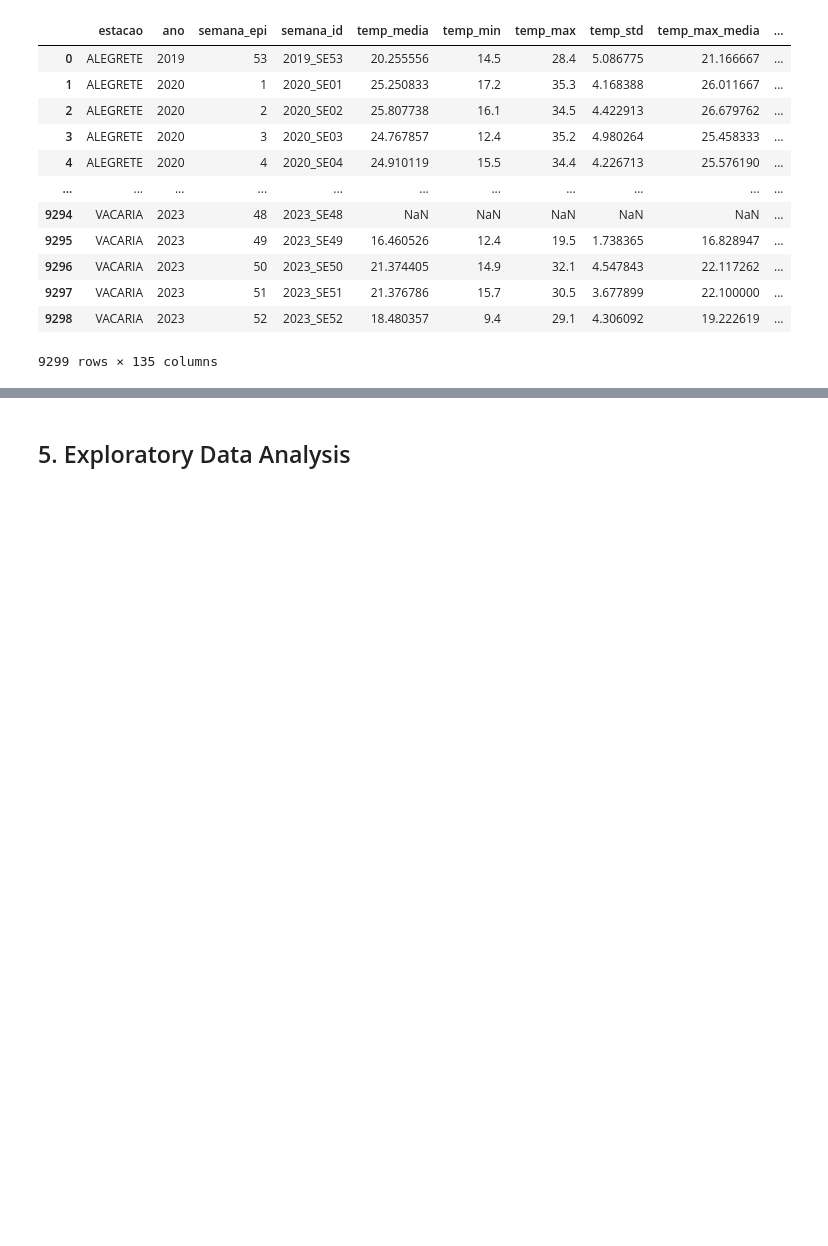
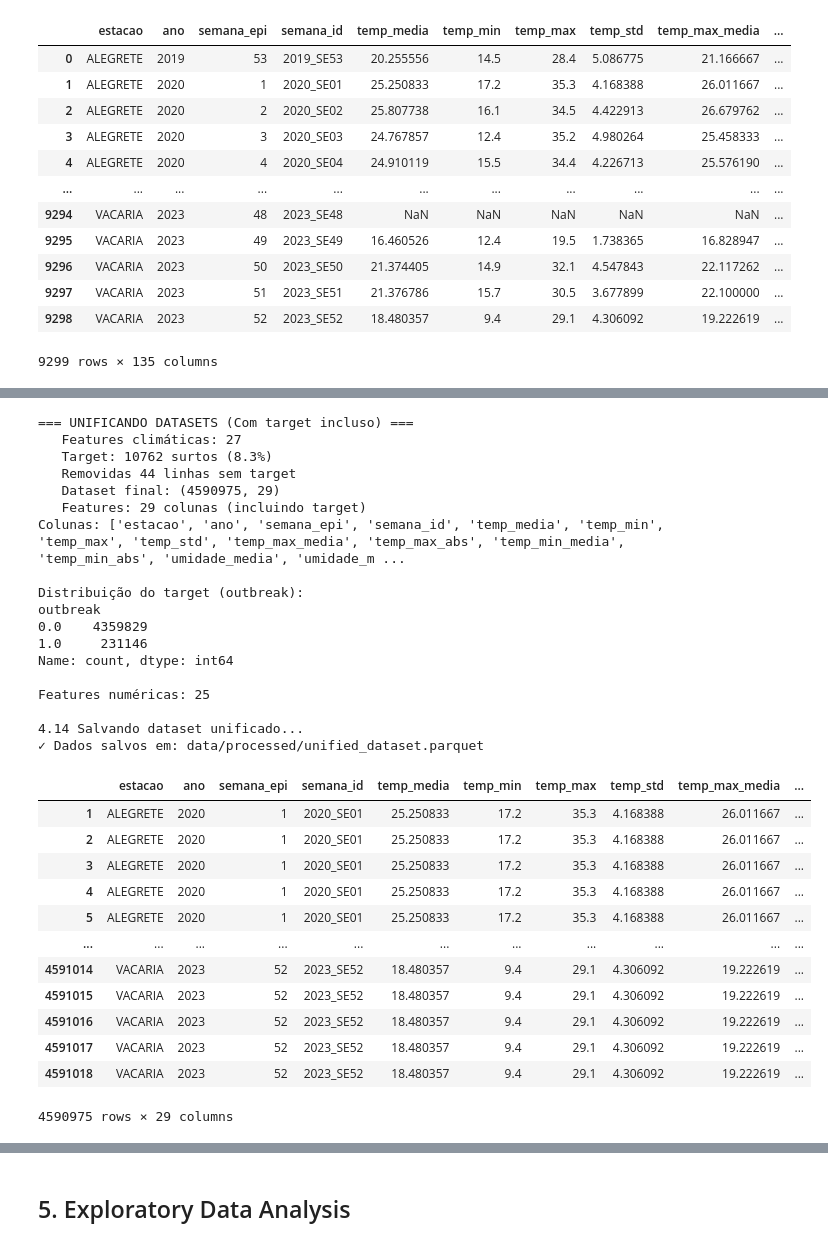
Before and after one commit to gabrielacmacc/cd-trabfinal, a Jupyter notebook: notebooks/dengue.ipynb, the cells around one changed output, grey strips where cells are left out. Drawn from its saved outputs; the diff is of its cells as text; code cells hidden in the pictures; blank space fills up the shorter version.

```diff
--- a/notebooks/dengue.ipynb
+++ b/notebooks/dengue.ipynb
@@ -176,7 +176,7 @@ Numerical columns: ['codigo_do_ibge_cod_ibge', 'ano_de_referencia', 'populacao_t
 # %%
 # Manter apenas colunas especificadas
 cat_cols_to_keep = ['municipio_nom_mun', 'uf']
-num_cols_to_keep = ['irs0001_cobertura_da_populacao_total_com_coleta_de_residuos_solidos_domiciliares_percentual']
+num_cols_to_keep = ['codigo_do_ibge_cod_ibge', 'ano_de_referencia','quantidade_de_domicilios_totais_existente_no_municipio_ogm4006','populacao_total_dfe0001','irs0001_cobertura_da_populacao_total_com_coleta_de_residuos_solidos_domiciliares_percentual']
 
 # Verificar quais colunas existem
 existing_cols = [col for col in cat_cols_to_keep + num_cols_to_keep if col in snis_sinisa_clean.columns]
@@ -352,13 +359,13 @@ from src.data.features import (
 
 # Aplicar Feature Engineering nos dados de saneamento
 
-from src.data.transform import extract_sanitation_features
+snis_sinisa_features = sanitation_feature_engineering_pipeline(
+    snis_sinisa_clean,
+    create_derived=True,
+    create_binary=True,
+    create_temporal=True,
+    create_combined=True
+)
 
-snis_sinisa_features = extract_sanitation_features(snis_sinisa_clean)
-
-print(f"Shape: {snis_sinisa_features.shape}")
-print(f"Colunas: {snis_sinisa_features.columns.tolist()}")
-
-# Salvar
-save_transformed_data(snis_sinisa_features, 'snis_sinisa_features')
+print(f"Shape após Feature Engineering: {snis_sinisa_features.shape}")
 # %% [output]
@@ -368,23 +471,55 @@ snis_sinisa_features.head()
 # %%
 # CRIAR DATASET UNIFICADO
 
 unified_dataset = unify_datasets(
     climate_df=inmet_weekly,
     dengue_df=dengue_weekly,
     sanitation_df=snis_sinisa_features,
-    station_city_map=station_city_map
+    station_city_map=None
 )
 
 
 print(f"Colunas: {unified_dataset.columns.tolist()}")
 
 print(f"\nDistribuição do target (outbreak):")
 print(unified_dataset['outbreak'].value_counts())
 
 print(f"\nFeatures numéricas: {len(unified_dataset.select_dtypes(include=['float64', 'int64']).columns)}")
 
 print("\n4.14 Salvando dataset unificado...")
 save_transformed_data(unified_dataset, 'unified_dataset')
+# %% [output]
+=== UNIFICANDO DATASETS (Com target incluso) ===
+   Features climáticas: 27
+   Target: 10762 surtos (8.3%)
+   Removidas 44 linhas sem target
+   Dataset final: (4590975, 29)
+   Features: 29 colunas (incluindo target)
+Colunas: ['estacao', 'ano', 'semana_epi', 'semana_id', 'temp_media', 'temp_min', 'temp_max', 'temp_std', 'temp_max_media', 'temp_max_abs', 'temp_min_media', 'temp_min_abs', 'umidade_media', 'umidade_m ...
+
+Distribuição do target (outbreak):
+outbreak
+0.0    4359829
+1.0     231146
+Name: count, dtype: int64
+
+Features numéricas: 25
+
+4.14 Salvando dataset unificado...
+✓ Dados salvos em: data/processed/unified_dataset.parquet
+|  | estacao | ano | semana_epi | semana_id | temp_media | temp_min | temp_max | temp_std | temp_max_media | ... |
+| 1 | ALEGRETE | 2020 | 1 | 2020_SE01 | 25.250833 | 17.2 | 35.3 | 4.168388 | 26.011667 | ... |
+| 2 | ALEGRETE | 2020 | 1 | 2020_SE01 | 25.250833 | 17.2 | 35.3 | 4.168388 | 26.011667 | ... |
+| 3 | ALEGRETE | 2020 | 1 | 2020_SE01 | 25.250833 | 17.2 | 35.3 | 4.168388 | 26.011667 | ... |
+| 4 | ALEGRETE | 2020 | 1 | 2020_SE01 | 25.250833 | 17.2 | 35.3 | 4.168388 | 26.011667 | ... |
+| 5 | ALEGRETE | 2020 | 1 | 2020_SE01 | 25.250833 | 17.2 | 35.3 | 4.168388 | 26.011667 | ... |
+| ... | ... | ... | ... | ... | ... | ... | ... | ... | ... | ... |
+| 4591014 | VACARIA | 2023 | 52 | 2023_SE52 | 18.480357 | 9.4 | 29.1 | 4.306092 | 19.222619 | ... |
+| 4591015 | VACARIA | 2023 | 52 | 2023_SE52 | 18.480357 | 9.4 | 29.1 | 4.306092 | 19.222619 | ... |
+| 4591016 | VACARIA | 2023 | 52 | 2023_SE52 | 18.480357 | 9.4 | 29.1 | 4.306092 | 19.222619 | ... |
+| 4591017 | VACARIA | 2023 | 52 | 2023_SE52 | 18.480357 | 9.4 | 29.1 | 4.306092 | 19.222619 | ... |
+| 4591018 | VACARIA | 2023 | 52 | 2023_SE52 | 18.480357 | 9.4 | 29.1 | 4.306092 | 19.222619 | ... |
+4590975 rows × 29 columns
 # %%
 
 #  SEPARAR X E y PARA MODELAGEM (QUANDO FOR TREINAR)
```
Also changed, not shown: parts of 13 cells of this notebook, 12 other files.
